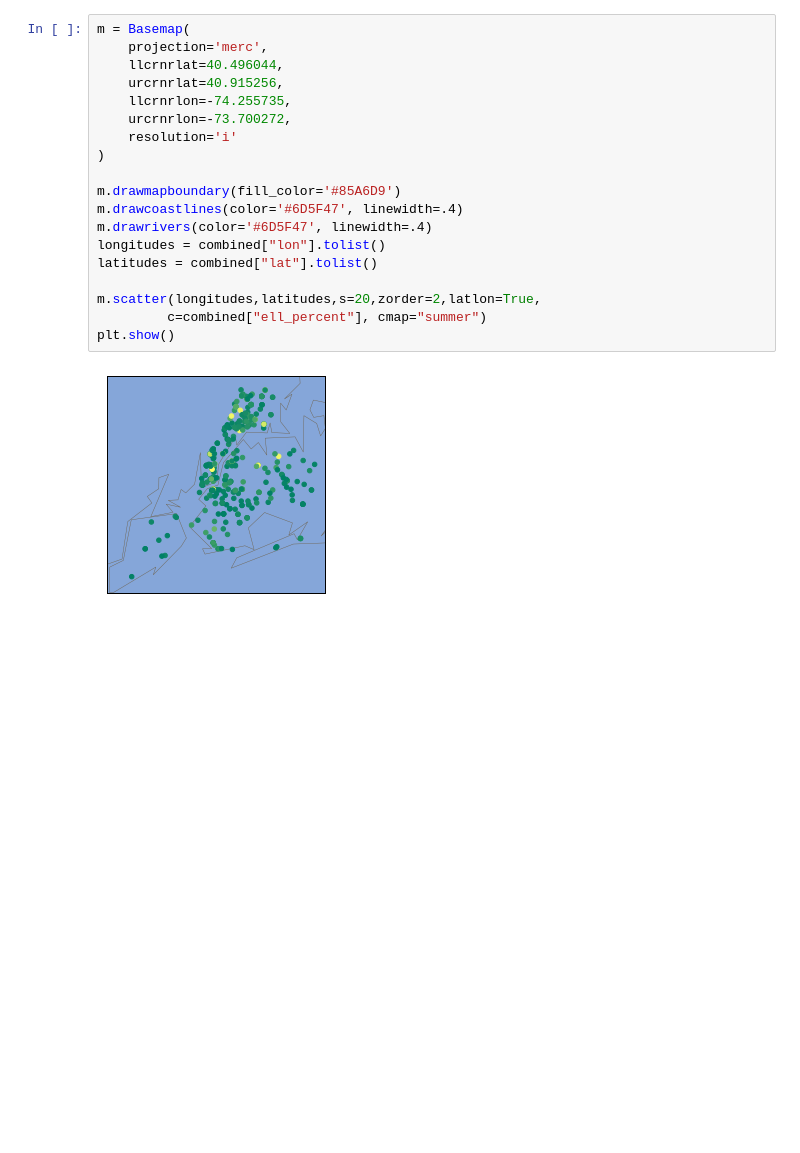
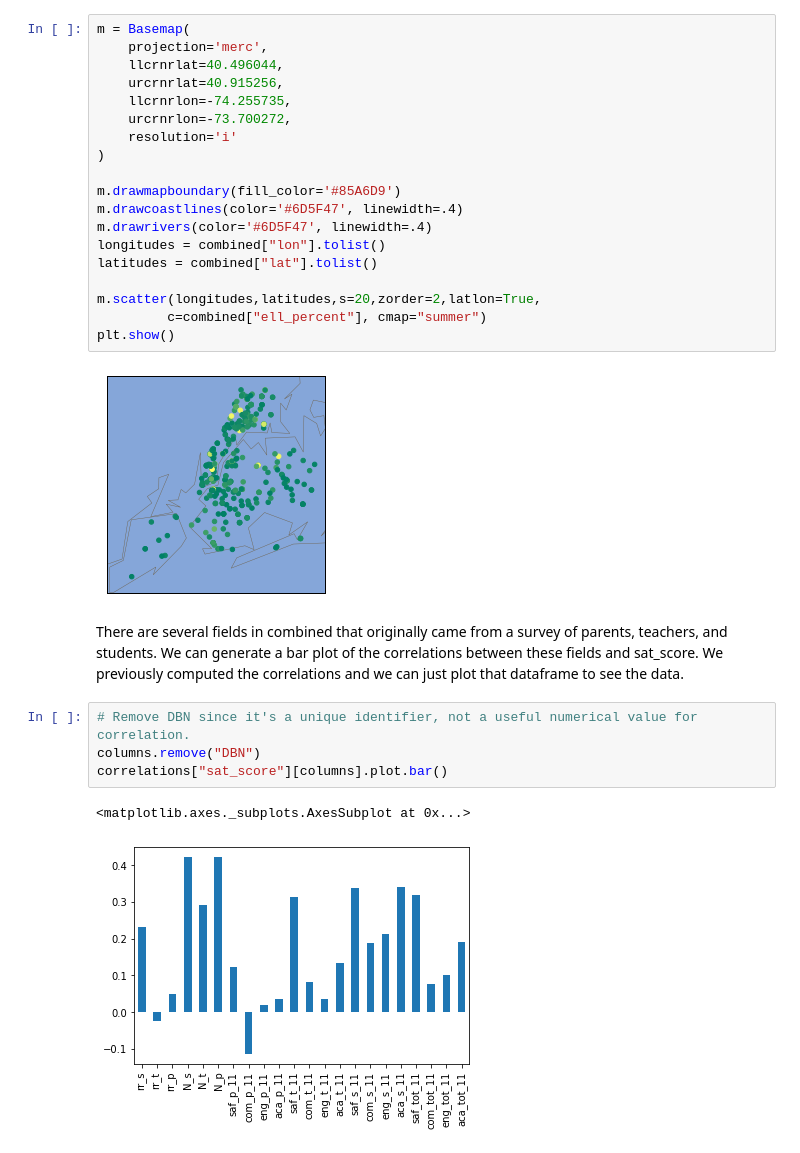
Before and after one commit to srinivasanprashant/NY-Schools-SAT-Data-Analysis, a Jupyter notebook: new-york-high-schools-SAT-analysis.ipynb, the cells around one changed output. Saved outputs shown, nothing was run; the diff lists cells and outputs as text; blank space fills up the shorter version.

Commit message:
generate a plot of the correlations between fields that originally came from a survey of parents, teachers, & students and sat_score

```diff
--- a/new-york-high-schools-SAT-analysis.ipynb
+++ b/new-york-high-schools-SAT-analysis.ipynb
@@ -681,3 +676,12 @@ m.scatter(longitudes,latitudes,s=20,zorder=2,latlon=True,
 plt.show()
 # %% [output]
 [figure]
+# %% [markdown]
+There are several fields in combined that originally came from a survey of parents, teachers, and students. We can generate a bar plot of the correlations between these fields and sat_score. We previously computed the correlations and we can just plot that dataframe to see the data.
+# %%
+# Remove DBN since it's a unique identifier, not a useful numerical value for correlation.
+columns.remove("DBN")
+correlations["sat_score"][columns].plot.bar()
+# %% [output]
+<matplotlib.axes._subplots.AxesSubplot at 0x...>
+[figure, added]
```
Also changed, not shown: parts of 9 cells of this notebook.
